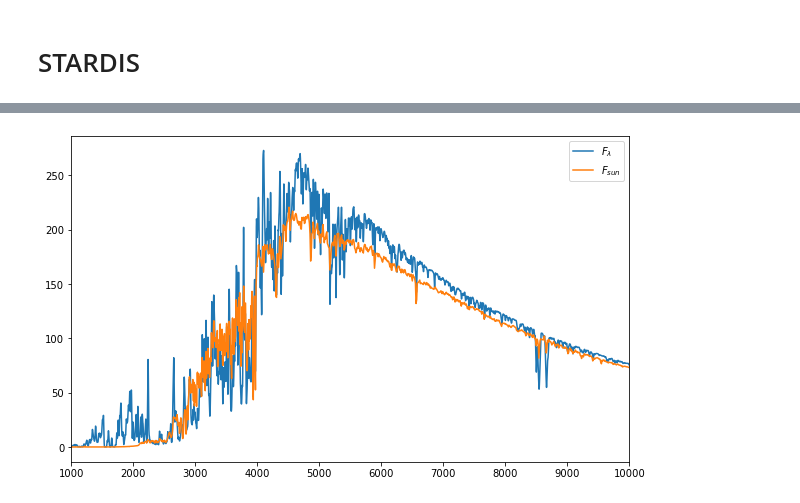
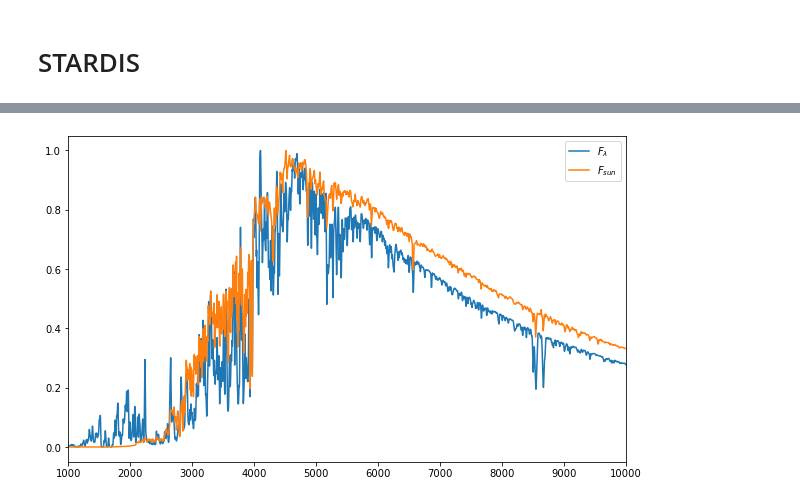
Before and after one commit to tardis-sn/stardis, a Jupyter notebook: star_test.ipynb, the cells around one changed output, grey strips where cells are left out. Drawn from its saved outputs; the diff is of its cells as text; code cells hidden in the pictures.

```diff
--- a/star_test.ipynb
+++ b/star_test.ipynb
@@ -24 +19,16 @@ from stardis.transport import raytrace
+# %%
+# Create array of wavelengths and run STARDIS
+
+tracing_lambdas = np.arange(1000, 10000, 1) * u.Angstrom
+
+sim = run_stardis(
+    'kurucz_cd23_chianti_H_He.h5',
+    'data/marcs/sun.mod',
+    tracing_lambdas,
+    wbr_fpath="data/wishart_broad_reinhardt_cross_section.dat"
+)
+# %%
+# Smooth out spectrum
+
+smooth_spectrum = ndimage.gaussian_filter1d(sim.spectrum_lambda, 5)
 # %%
@@ -73,13 +40,13 @@ smooth_F_lambda = ndimage.gaussian_filter1d(F_lambda, 5)
 # %%
 # Plot spectra
 
 #%matplotlib notebook
 
 plt.figure(figsize=(10,6))
-plt.plot(tracing_lambdas, smooth_F_lambda, label="$F_\lambda$")
-plt.plot(sun_spec.wave, sun_spec.flux, label="$F_{sun}$")
+plt.plot(sim.lambdas, smooth_spectrum/max(smooth_spectrum), label="$F_\lambda$")
+plt.plot(sun_spec.wave, sun_spec.flux/max(sun_spec.flux), label="$F_{sun}$")
 
 plt.xlim((1000,10000))
 plt.legend();
 # %% [output]
-[figure, old version]
+[figure, new version]
```
Also changed, not shown: parts of 8 cells of this notebook, 1 other file.
